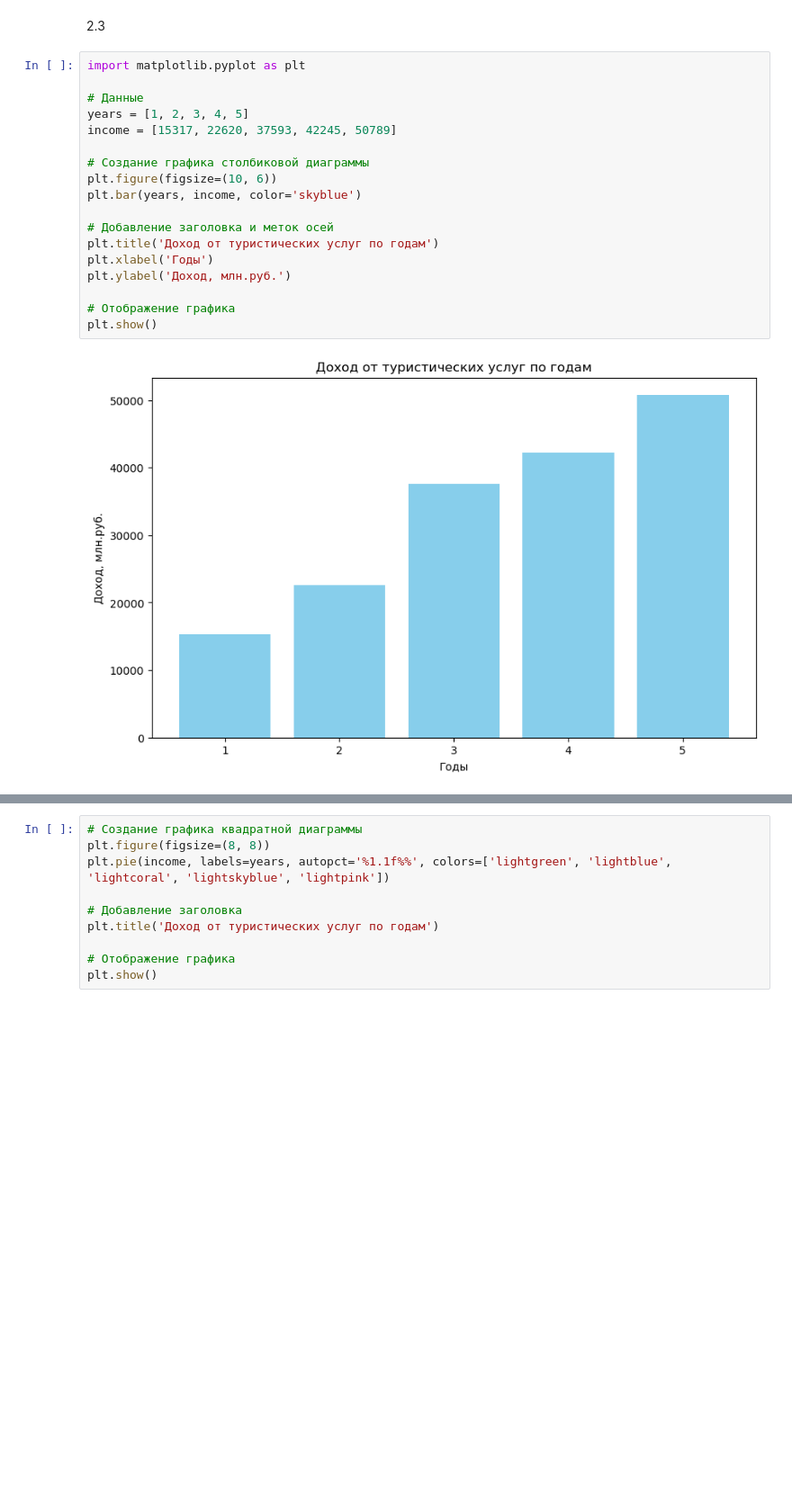
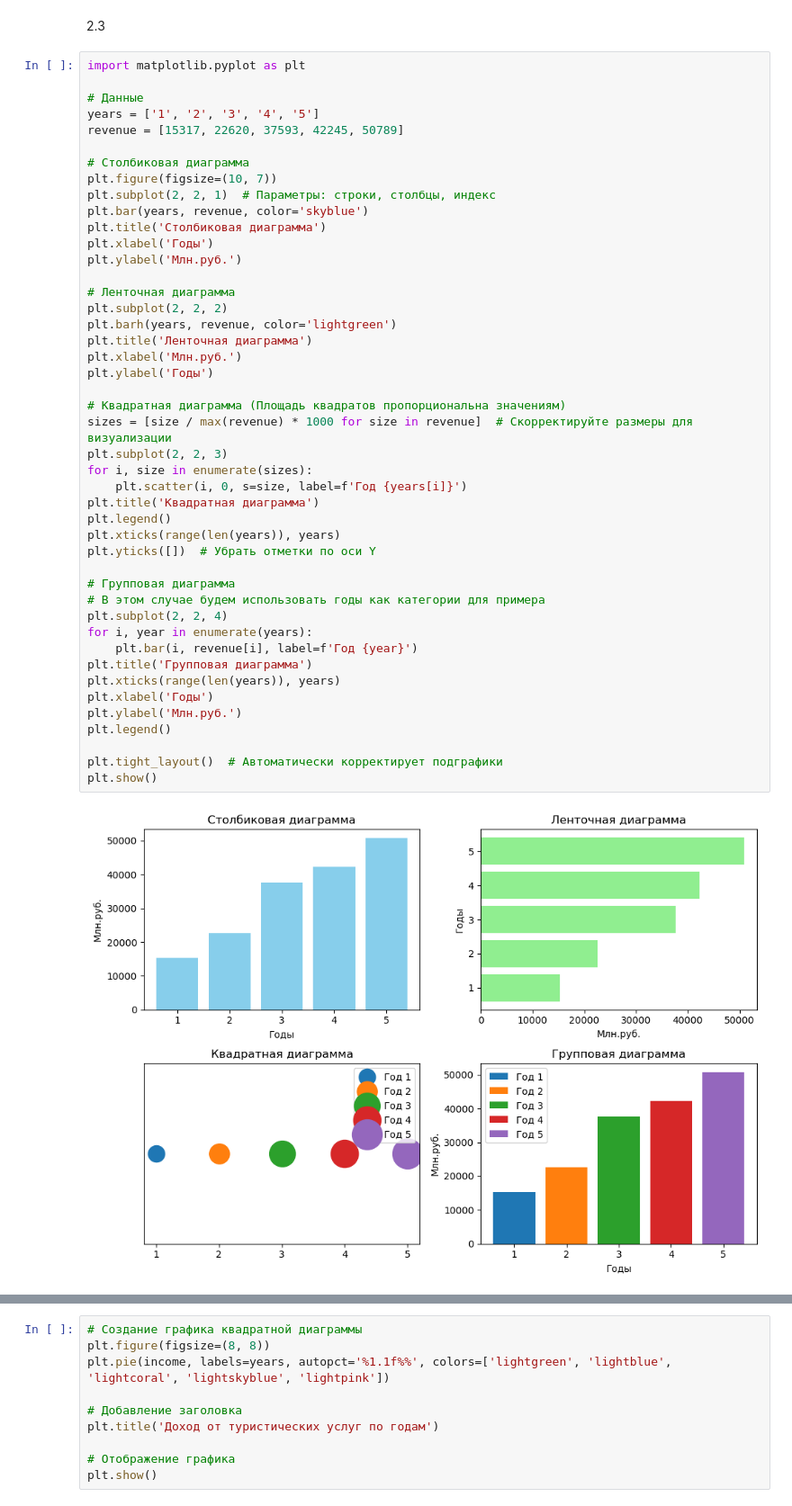
Before and after one commit to NDaVS/math, a Jupyter notebook: terver/dz4/main.ipynb, the cells around one changed output, grey strips where cells are left out. Shown at 90% size. Cells and saved outputs as stored; diff of their text form; blank space fills up the shorter version.

```diff
--- a/terver/dz4/main.ipynb
+++ b/terver/dz4/main.ipynb
@@ -304,21 +304,48 @@ print(df)
 # %%
 import matplotlib.pyplot as plt
 
 # Данные
-years = [1, 2, 3, 4, 5]
-income = [15317, 22620, 37593, 42245, 50789]
+years = ['1', '2', '3', '4', '5']
+revenue = [15317, 22620, 37593, 42245, 50789]
 
-# Создание графика столбиковой диаграммы
-plt.figure(figsize=(10, 6))
-plt.bar(years, income, color='skyblue')
+# Столбиковая диаграмма
+plt.figure(figsize=(10, 7))
+plt.subplot(2, 2, 1)  # Параметры: строки, столбцы, индекс
+plt.bar(years, revenue, color='skyblue')
+plt.title('Столбиковая диаграмма')
+plt.xlabel('Годы')
+plt.ylabel('Млн.руб.')
 
-# Добавление заголовка и меток осей
-plt.title('Доход от туристических услуг по годам')
+# Ленточная диаграмма
+plt.subplot(2, 2, 2)
+plt.barh(years, revenue, color='lightgreen')
+plt.title('Ленточная диаграмма')
+plt.xlabel('Млн.руб.')
+plt.ylabel('Годы')
+
+# Квадратная диаграмма (Площадь квадратов пропорциональна значениям)
+sizes = [size / max(revenue) * 1000 for size in revenue]  # Скорректируйте размеры для визуализации
+plt.subplot(2, 2, 3)
+for i, size in enumerate(sizes):
+    plt.scatter(i, 0, s=size, label=f'Год {years[i]}')
+plt.title('Квадратная диаграмма')
+plt.legend()
+plt.xticks(range(len(years)), years)
+plt.yticks([])  # Убрать отметки по оси Y
+
+# Групповая диаграмма
+# В этом случае будем использовать годы как категории для примера
+plt.subplot(2, 2, 4)
+for i, year in enumerate(years):
+    plt.bar(i, revenue[i], label=f'Год {year}')
+plt.title('Групповая диаграмма')
+plt.xticks(range(len(years)), years)
 plt.xlabel('Годы')
-plt.ylabel('Доход, млн.руб.')
+plt.ylabel('Млн.руб.')
+plt.legend()
 
-# Отображение графика
+plt.tight_layout()  # Автоматически корректирует подграфики
 plt.show()
 # %% [output]
-[figure, old version]
+[figure, new version]
 # %%
```
Also changed, not shown: parts of 1 cell of this notebook, 18 other files.
